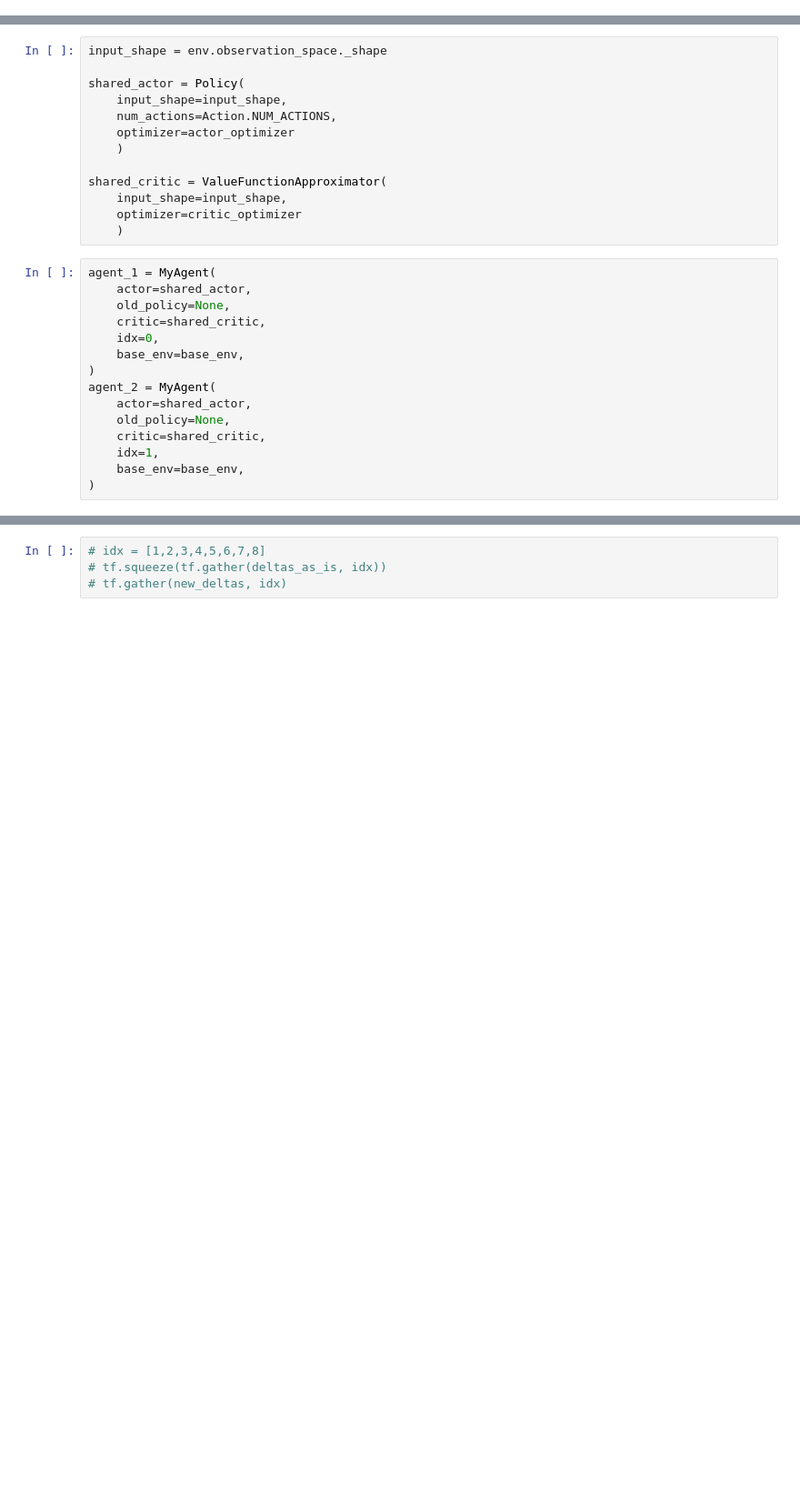
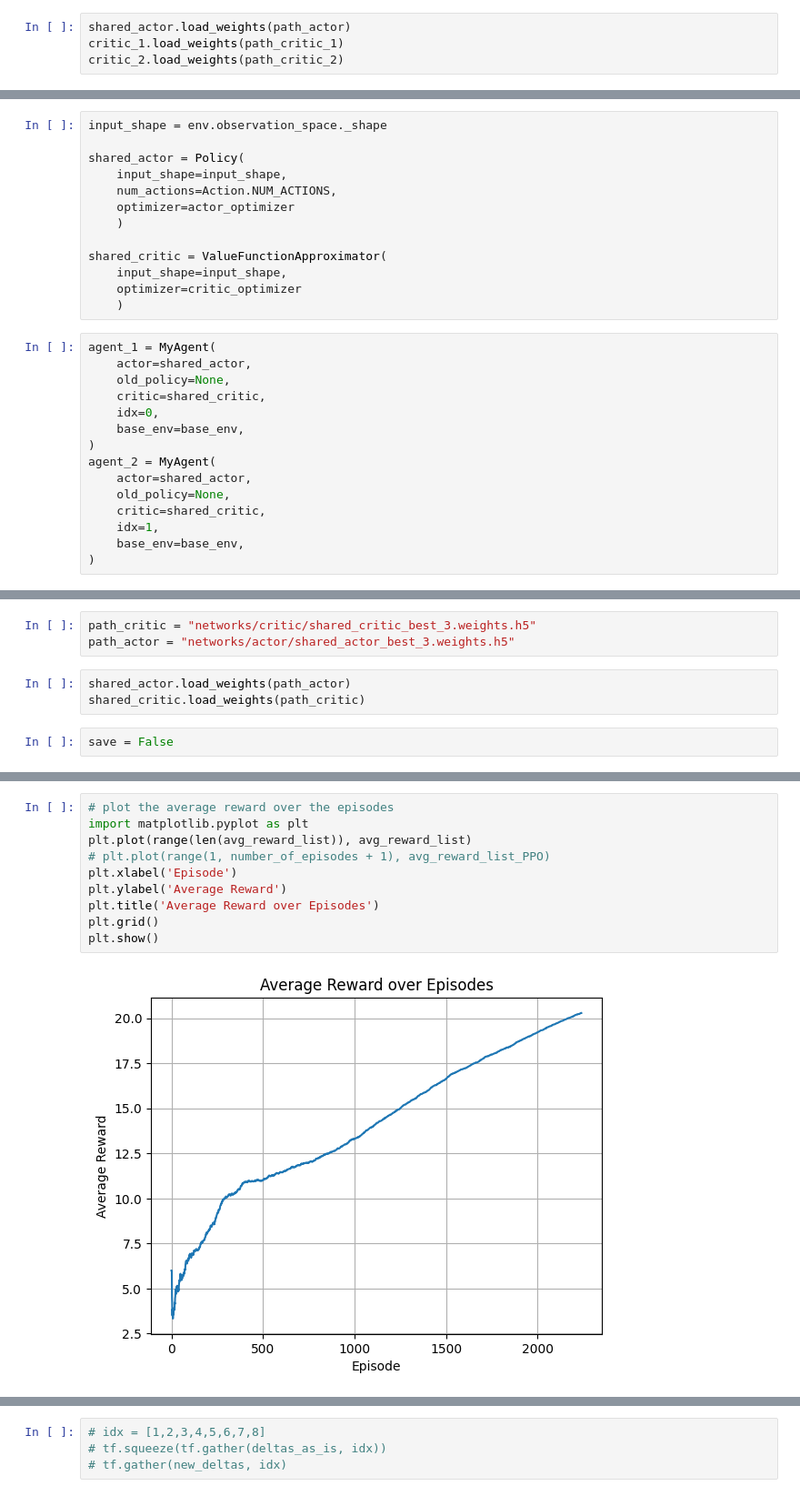
Before and after one commit to cico-rial/overcooked_ai, a Jupyter notebook: myproject.ipynb, the cells around one changed output, grey strips where cells are left out. Shown at 91% size. Saved outputs shown, nothing was run; the diff lists cells and outputs as text; blank space fills up the shorter version.

```diff
--- a/myproject.ipynb
+++ b/myproject.ipynb
@@ -622,4 +618,8 @@ agent_2 = MyAgent(
 path_critic_1 = "networks/critic/critic_1_exp_13.weights.h5"
 path_critic_2 = "networks/critic/critic_2_exp_13.weights.h5"
 path_actor = "networks/actor/shared_actor_exp_13.weights.h5"
+# %%
+shared_actor.load_weights(path_actor)
+critic_1.load_weights(path_critic_1)
+critic_2.load_weights(path_critic_2)
 # %%
@@ -841 +870,9 @@ array([ 0.06909227, -0.08664727,  0.19364357, -3.0640833 , -0.2003839 ,
+# %%
+path_critic = "networks/critic/shared_critic_best_3.weights.h5"
+path_actor = "networks/actor/shared_actor_best_3.weights.h5"
+# %%
+shared_actor.load_weights(path_actor)
+shared_critic.load_weights(path_critic)
+# %%
+save = False
 # %%
@@ -974,0 +1036,12 @@ tf.rank(deltas_batch).numpy()
+# %%
+# plot the average reward over the episodes
+import matplotlib.pyplot as plt
+plt.plot(range(len(avg_reward_list)), avg_reward_list)
+# plt.plot(range(1, number_of_episodes + 1), avg_reward_list_PPO)
+plt.xlabel('Episode')
+plt.ylabel('Average Reward')
+plt.title('Average Reward over Episodes')
+plt.grid()
+plt.show()
+# %% [output]
+[figure, added]
```
Also changed, not shown: parts of 25 cells of this notebook, 14 other files.
